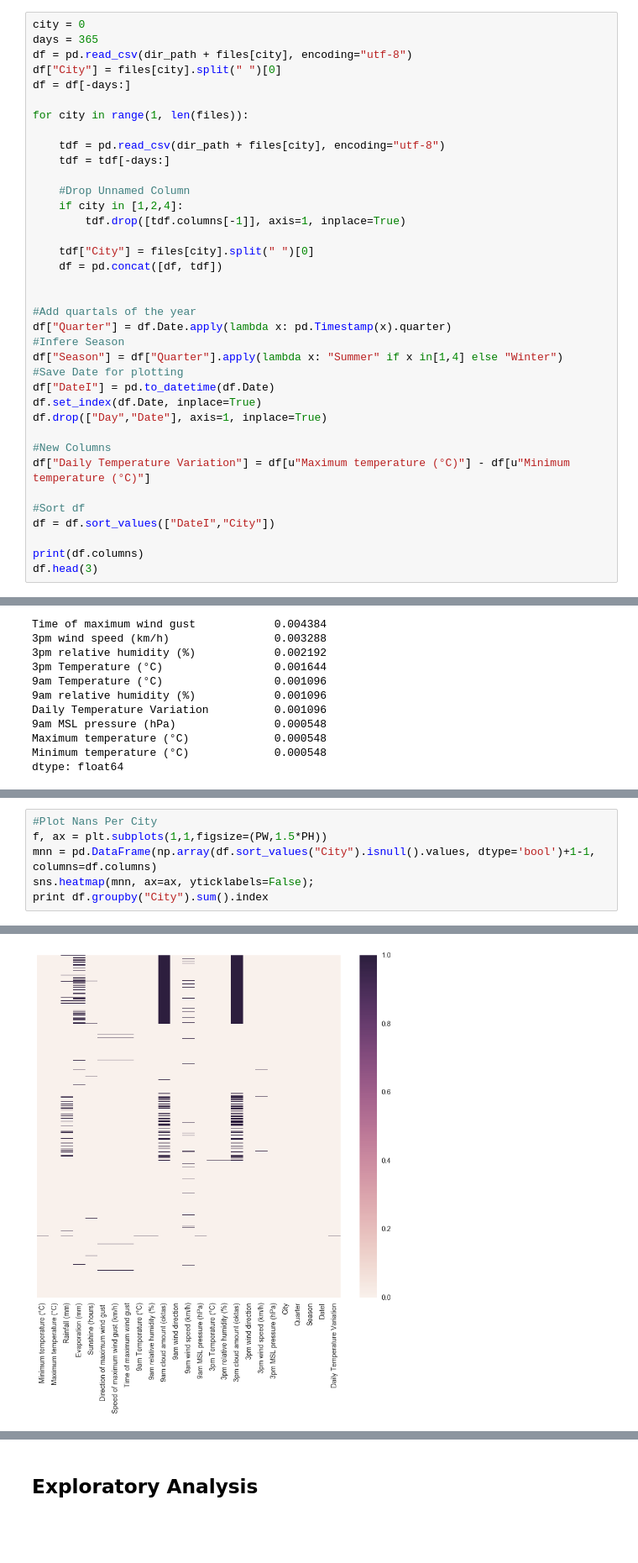
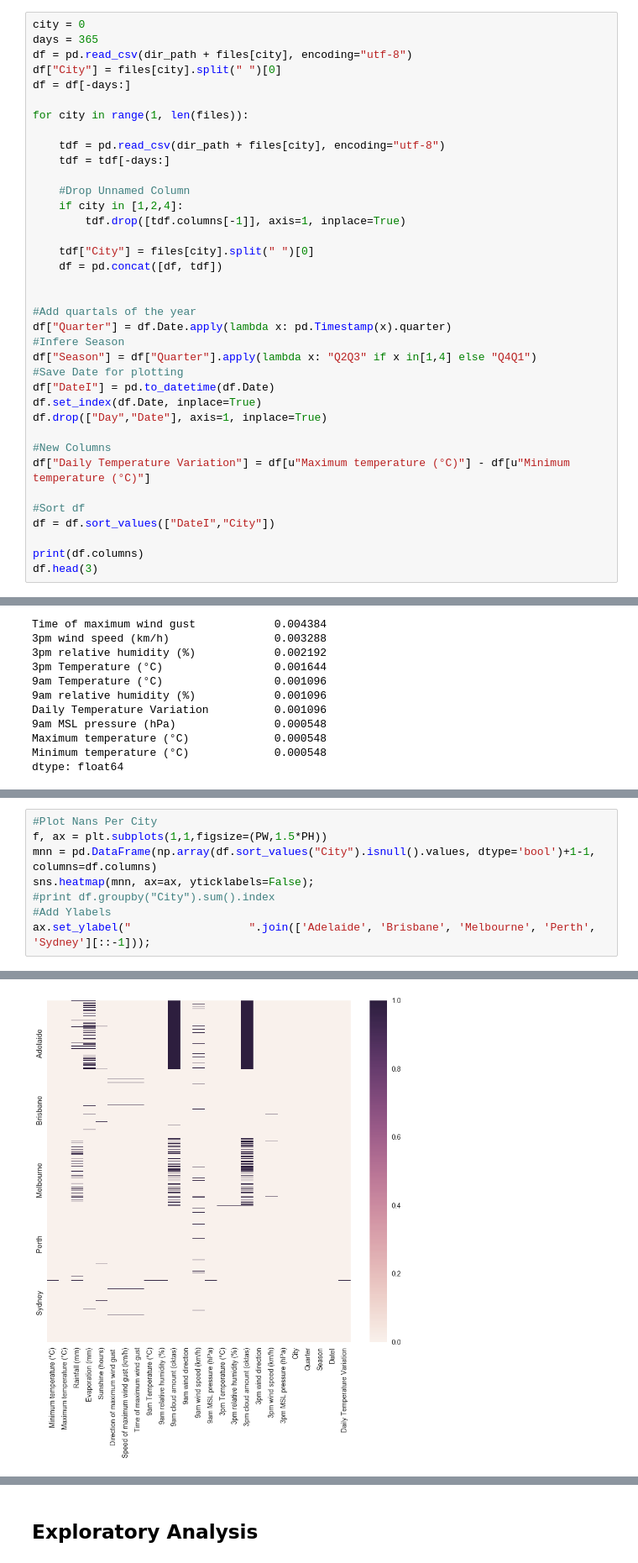
Before and after one commit to BrunnoRicci/bom-austraila, a Jupyter notebook: BOM_Australia.ipynb, the cells around one changed output, grey strips where cells are left out. Shown at 84% size. Cells and saved outputs as stored; diff of their text form; blank space fills up the shorter version.

```diff
--- a/BOM_Australia.ipynb
+++ b/BOM_Australia.ipynb
@@ -51,7 +53,7 @@ for city in range(1, len(files)):
 #Add quartals of the year
 df["Quarter"] = df.Date.apply(lambda x: pd.Timestamp(x).quarter)
 #Infere Season
-df["Season"] = df["Quarter"].apply(lambda x: "Summer" if x in[1,4] else "Winter")
+df["Season"] = df["Quarter"].apply(lambda x: "Q2Q3" if x in[1,4] else "Q4Q1")
 #Save Date for plotting
 df["DateI"] = pd.to_datetime(df.Date)
 df.set_index(df.Date, inplace=True)
@@ -127,5 +129,7 @@ sns.heatmap(mnn, ax=ax, yticklabels=False);
 f, ax = plt.subplots(1,1,figsize=(PW,1.5*PH))
 mnn = pd.DataFrame(np.array(df.sort_values("City").isnull().values, dtype='bool')+1-1, columns=df.columns)
 sns.heatmap(mnn, ax=ax, yticklabels=False);
-print df.groupby("City").sum().index
+#print df.groupby("City").sum().index
+#Add Ylabels
+ax.set_ylabel("                  ".join(['Adelaide', 'Brisbane', 'Melbourne', 'Perth', 'Sydney'][::-1]));
 # %% [output]
@@ -133,4 +136,4 @@ Index([u'Adelaide', u'Brisbane', u'Melbourne', u'Perth', u'Sydney'], dtype='obje
-[figure, old version]
+[figure, new version]
 # %%
 #Fill Group Median/Mode
 medCols = p.index
```
Also changed, not shown: parts of 16 cells of this notebook.
